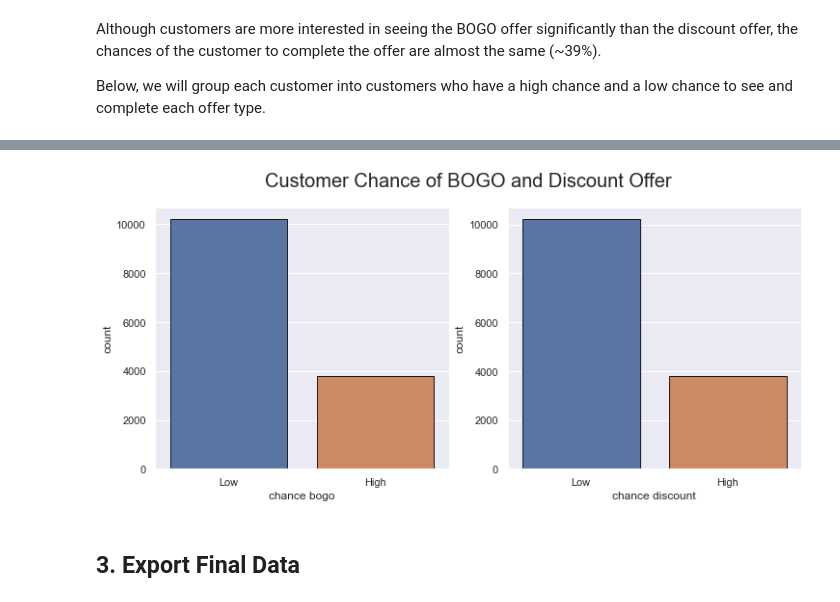
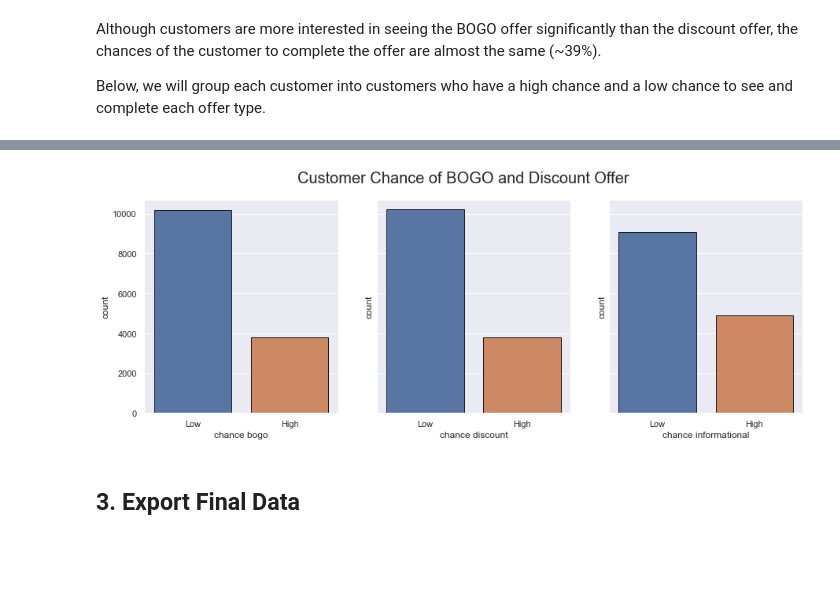
Before and after one commit to miqbalrp/Starbucks_Clustering, a Jupyter notebook: notebook/2. eda.ipynb, the cells around one changed output, grey strips where cells are left out. Saved outputs shown, nothing was run; the diff lists cells and outputs as text; code cells hidden in the pictures; blank space fills up the shorter version.

```diff
--- a/notebook/2. eda.ipynb
+++ b/notebook/2. eda.ipynb
@@ -530,11 +530,10 @@ df_offerpivot = pd.pivot_table(df_offercount, index=['person', 'offer_type'], co
 df_offerpivot = df_offerpivot.reset_index(inplace=False)
 df_offerpivot = df_offerpivot.fillna(0)
 
-df_offerpivot['completed %'] = df_offerpivot['offer completed']*100/df_offerpivot['offer received']
+df_offerpivot['completed %'] = df_offerpivot.apply(lambda row: row['offer viewed']*100/row['offer received'] if row['offer_type']=='informational' else row['offer completed']*100/row['offer received'], axis=1)
 
 df_offerchance = pd.pivot_table(df_offerpivot, index=['person'], columns=['offer_type'], values='completed %')
-df_offerchance = df_offerchance.drop(['informational'], axis=1)
 df_offerchance = df_offerchance.reset_index(inplace=False)
 
-df_offerchance.sample(10)
+df_offerchance.sample(20)
 # %% [output]
@@ -552,7 +557,8 @@ df_offerchance.sample(10)
 # %%
 df_offerchance['chance bogo'] = df_offerchance['bogo'].apply(lambda row: 'High' if row>50 else 'Low')
 df_offerchance['chance discount'] = df_offerchance['discount'].apply(lambda row: 'High' if row>50 else 'Low')
+df_offerchance['chance informational'] = df_offerchance['informational'].apply(lambda row: 'High' if row>50 else 'Low')
 
-df_offerchance = df_offerchance.drop(['bogo', 'discount'], axis=1)
+#df_offerchance = df_offerchance.drop(['bogo', 'discount'], axis=1)
 df_offerchance.sample(5)
 # %% [output]
@@ -565,17 +571,18 @@ df_offerchance.sample(5)
 # %%
 fig_dir = r'..\result\figure\\'
 fig_title = 'Customer Chance of BOGO and Discount Offer'
 
-fig, axs = plt.subplots(1,2, figsize=(12,5))
+fig, axs = plt.subplots(1,3, figsize=(15,5), sharey=True)
 fig.suptitle(fig_title, fontsize=20)
 
 sns.countplot(ax=axs[0], data=df_offerchance, x='chance bogo', edgecolor='k')
 sns.countplot(ax=axs[1], data=df_offerchance, x='chance discount', edgecolor='k')
+sns.countplot(ax=axs[2], data=df_offerchance, x='chance informational', edgecolor='k', order=['Low','High'])
 
 plt.savefig(fig_dir+fig_title+'.png')
 plt.show()
 # %% [output]
-[figure, old version]
+[figure, new version]
 # %% [markdown]
 ## 3. Export Final Data
 # %%
```
Also changed, not shown: parts of 11 cells of this notebook, 7 other files.
